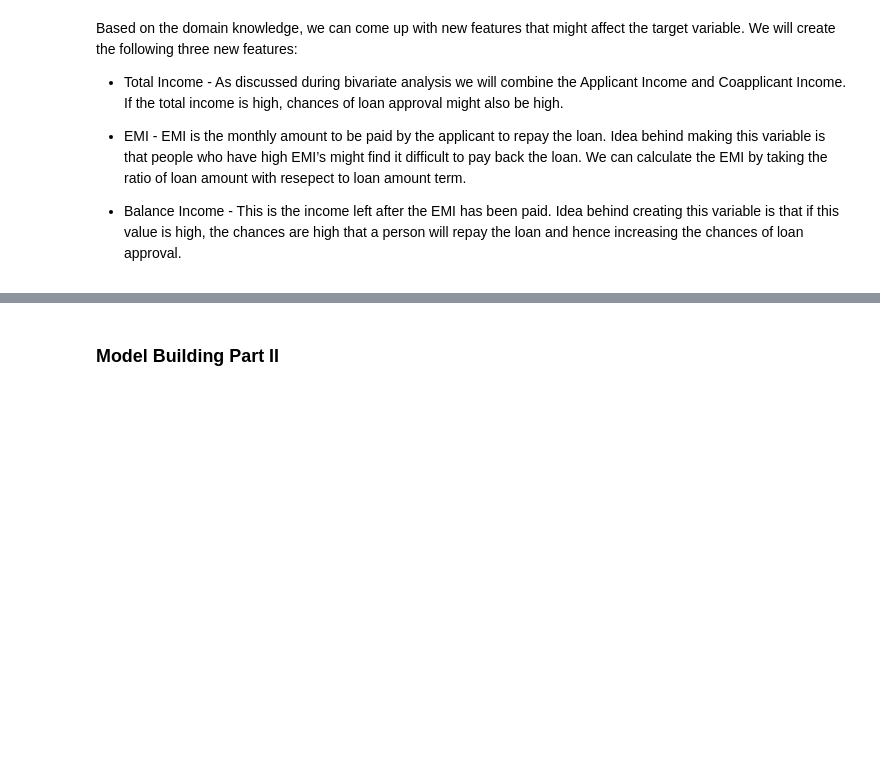
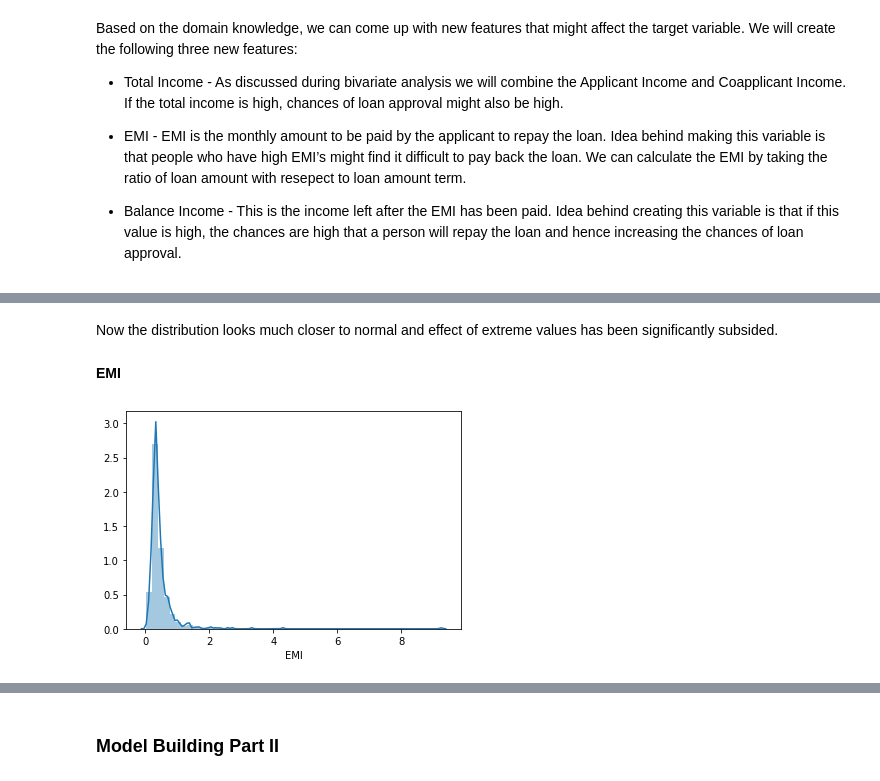
Before and after one commit to nsbisht/S2_Project_AoML_Comparative_Study_of_ML_Classification_Algorithms, a Jupyter notebook: Loan_Prediction/LP.ipynb, the cells around one changed output, grey strips where cells are left out. Drawn from its saved outputs; the diff is of its cells as text; code cells hidden in the pictures; blank space fills up the shorter version.

```diff
--- a/Loan_Prediction/LP.ipynb
+++ b/Loan_Prediction/LP.ipynb
@@ -451,0 +468,9 @@ variable. We will create the following three new features:
+# %% [markdown]
+Now the distribution looks much closer to normal and effect of extreme values has been significantly subsided.
+# %% [markdown]
+**EMI**
+# %%
+loan_data['EMI'] = loan_data['LoanAmount'] / loan_data['Loan_Amount_Term']
+sns.distplot(loan_data['EMI']);
+# %% [output]
+[figure, added]
```
Also changed, not shown: parts of 34 cells of this notebook.
